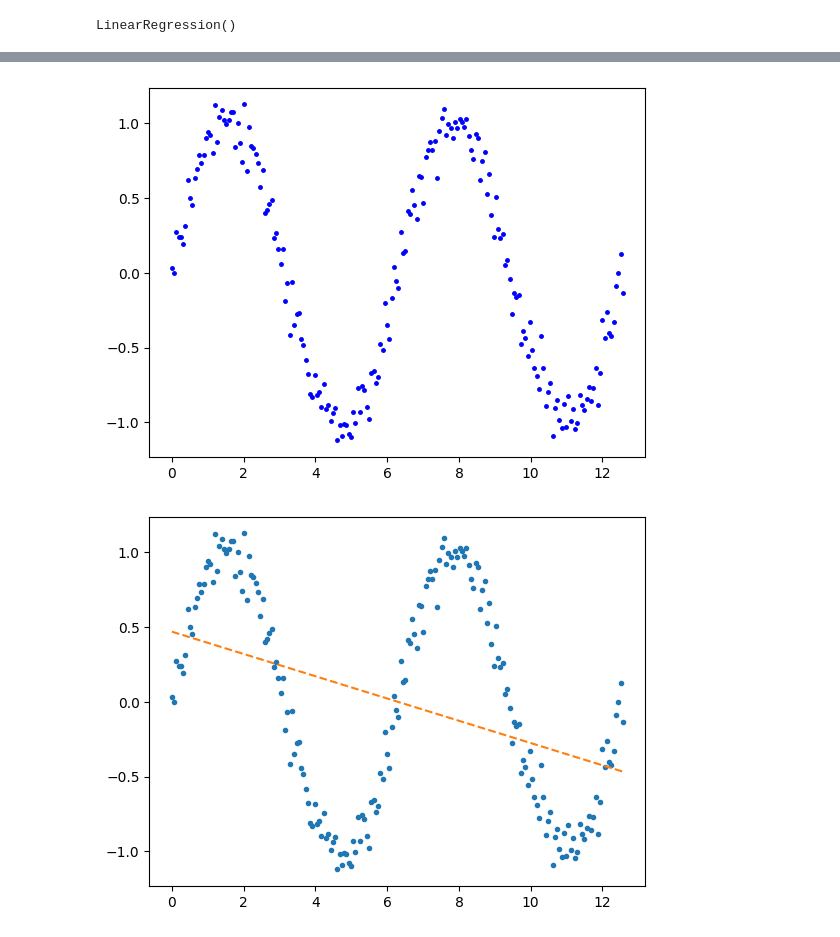
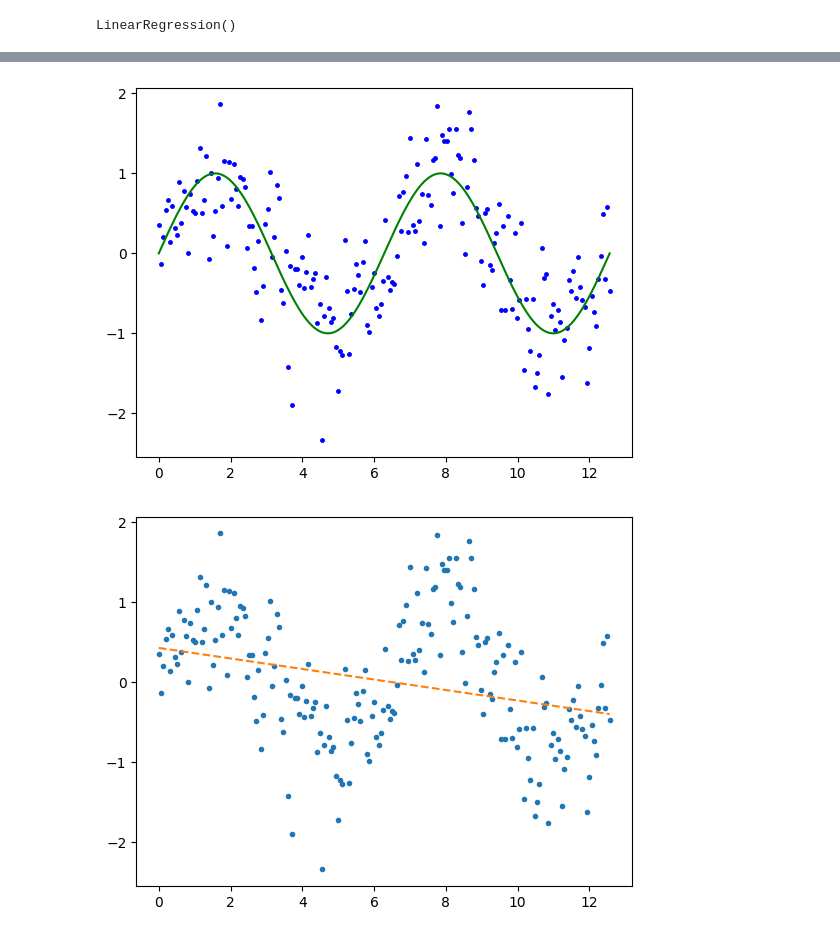
Before and after one commit to farahbakhsh3/ML_1404_1, a Jupyter notebook: sample_01.ipynb, the cells around one changed output, grey strips where cells are left out. Cells and saved outputs as stored; diff of their text form; code cells hidden in the pictures.

```diff
--- a/sample_01.ipynb
+++ b/sample_01.ipynb
@@ -80,15 +85,17 @@ print(mae)
 # %%
 # Generate x values
 x = np.linspace(0, 4*np.pi, 200)
 
+y1 = np.sin(x)
 # Generate sin values with noise
-y = np.sin(x) + np.random.normal(0, 0.1, len(x))
+y = np.sin(x) + np.random.normal(0, 0.5, len(x))
 
 # Create the plot
 plt.plot(x, y, 'b.', label='sin(x) + noise', markersize=5)
+plt.plot(x, y1, 'green')
 plt.show()
 # %% [output]
-[figure, old version]
+[figure, new version]
 # %%
 x = x.reshape(-1, 1)
 y = y.reshape(-1, 1)
@@ -100,7 +107,7 @@ plt.plot(x, y, '.')
 plt.plot(x, model.predict(x), '--')
 plt.show()
 # %% [output]
-[figure, old version]
+[figure, new version]
 # %%
 from sklearn.tree import DecisionTreeRegressor
 
```
Also changed, not shown: parts of 7 cells of this notebook.
